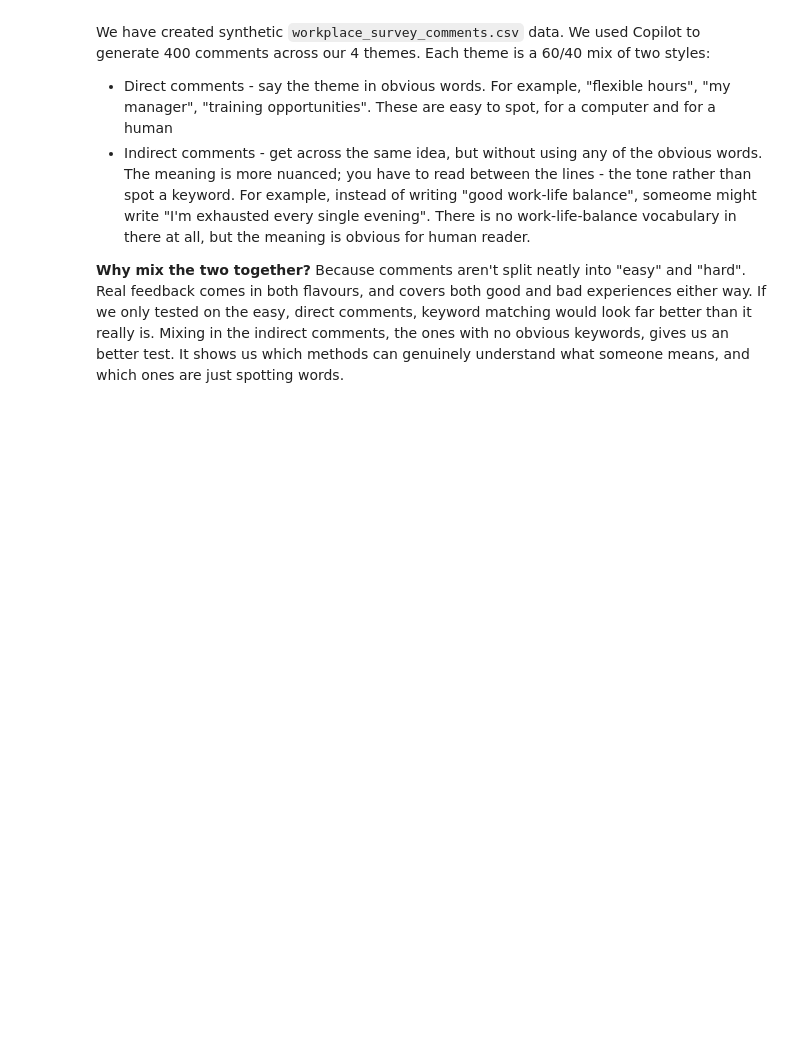
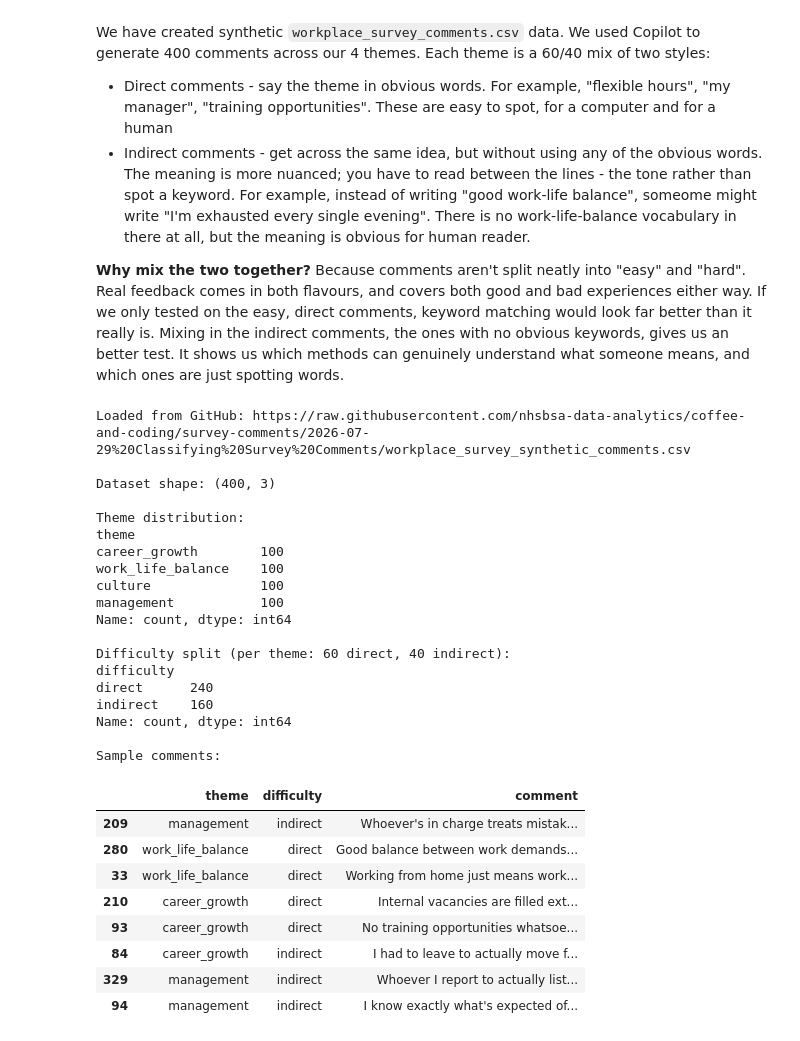
Before and after one commit to nhsbsa-data-analytics/coffee-and-coding, a Jupyter notebook: 2026-07-29 Classifying Survey Comments/Survey comment classification.ipynb, the cells around one changed output. Drawn from its saved outputs; the diff is of its cells as text; code cells hidden in the pictures; blank space fills up the shorter version.

```diff
--- a/2026-07-29 Classifying Survey Comments/Survey comment classification.ipynb
+++ b/2026-07-29 Classifying Survey Comments/Survey comment classification.ipynb
@@ -91,3 +118,74 @@ We have created synthetic `workplace_survey_comments.csv` data. We used Copilot
 
 
 **Why mix the two together?** Because comments aren't split neatly into "easy" and "hard". Real feedback comes in both flavours, and covers both good and bad experiences either way. If we only tested on the easy, direct comments, keyword matching would look far better than it really is. Mixing in the indirect comments, the ones with no obvious keywords, gives us an better test. It shows us which methods can genuinely understand what someone means, and which ones are just spotting words.
+# %%
+# Load dataset
+# Reads straight from the GitHub repo -- no upload needed.
+# Falls back to a local file, then a manual upload, if the URL ever fails.
+
+import pandas as pd
+import os
+
+CSV_URL = (
+    "https://raw.githubusercontent.com/nhsbsa-data-analytics/coffee-and-coding/"
+    "survey-comments/2026-07-29%20Classifying%20Survey%20Comments/"
+    "workplace_survey_synthetic_comments.csv"
+)
+CSV_FILENAME = "workplace_survey_comments.csv"
+
+try:
+    df = pd.read_csv(CSV_URL)
+    print(f"Loaded from GitHub: {CSV_URL}")
+except Exception as e:
+    print(f"Could not load from URL ({e}), falling back...")
+    if os.path.exists(CSV_FILENAME):
+        df = pd.read_csv(CSV_FILENAME)
+        print(f"Loaded from local file: {CSV_FILENAME}")
+    else:
+        try:
+            from google.colab import files
+            print(f"Please select '{CSV_FILENAME}' in the upload dialog...")
+            uploaded = files.upload()
+            CSV_FILENAME = list(uploaded.keys())[0]
+            df = pd.read_csv(CSV_FILENAME)
+        except ImportError:
+            raise FileNotFoundError(
+                f"Could not find {CSV_FILENAME} -- check CSV_URL or upload manually."
+            )
+
+print(f"\nDataset shape: {df.shape}")
+print(f"\nTheme distribution:")
+print(df["theme"].value_counts())
+print(f"\nDifficulty split (per theme: 60 direct, 40 indirect):")
+print(df["difficulty"].value_counts())
+print(f"\nSample comments:")
+df.sample(8, random_state=42)[["theme", "difficulty", "comment"]]
+# %% [output]
+Loaded from GitHub: https://raw.githubusercontent.com/nhsbsa-data-analytics/coffee-and-coding/survey-comments/2026-07-29%20Classifying%20Survey%20Comments/workplace_survey_synthetic_comments.csv
+
+Dataset shape: (400, 3)
+
+Theme distribution:
+theme
+career_growth        100
+work_life_balance    100
+culture              100
+management           100
+Name: count, dtype: int64
+
+Difficulty split (per theme: 60 direct, 40 indirect):
+difficulty
+direct      240
+indirect    160
+Name: count, dtype: int64
+
+Sample comments:
+|  | theme | difficulty | comment |
+| 209 | management | indirect | Whoever's in charge treats mistak... |
+| 280 | work_life_balance | direct | Good balance between work demands... |
+| 33 | work_life_balance | direct | Working from home just means work... |
+| 210 | career_growth | direct | Internal vacancies are filled ext... |
+| 93 | career_growth | direct | No training opportunities whatsoe... |
+| 84 | career_growth | indirect | I had to leave to actually move f... |
+| 329 | management | indirect | Whoever I report to actually list... |
+| 94 | management | indirect | I know exactly what's expected of... |
```
Also changed, not shown: parts of 5 cells of this notebook.
